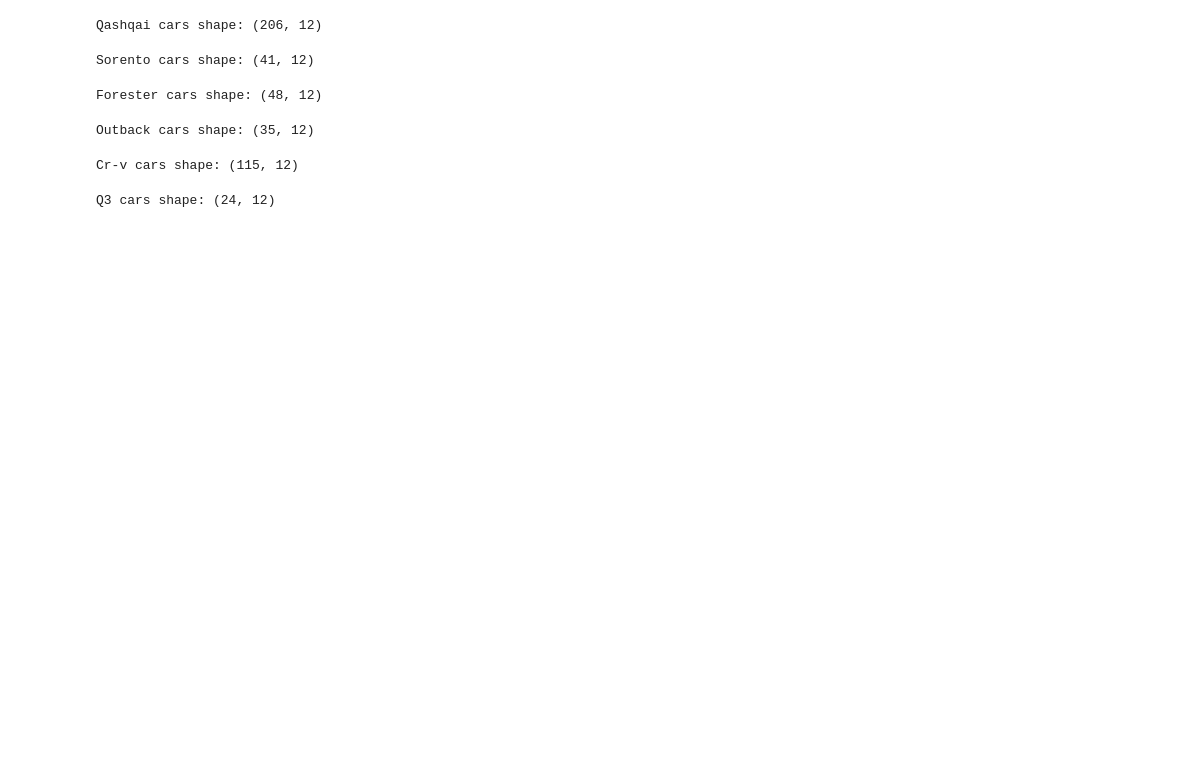
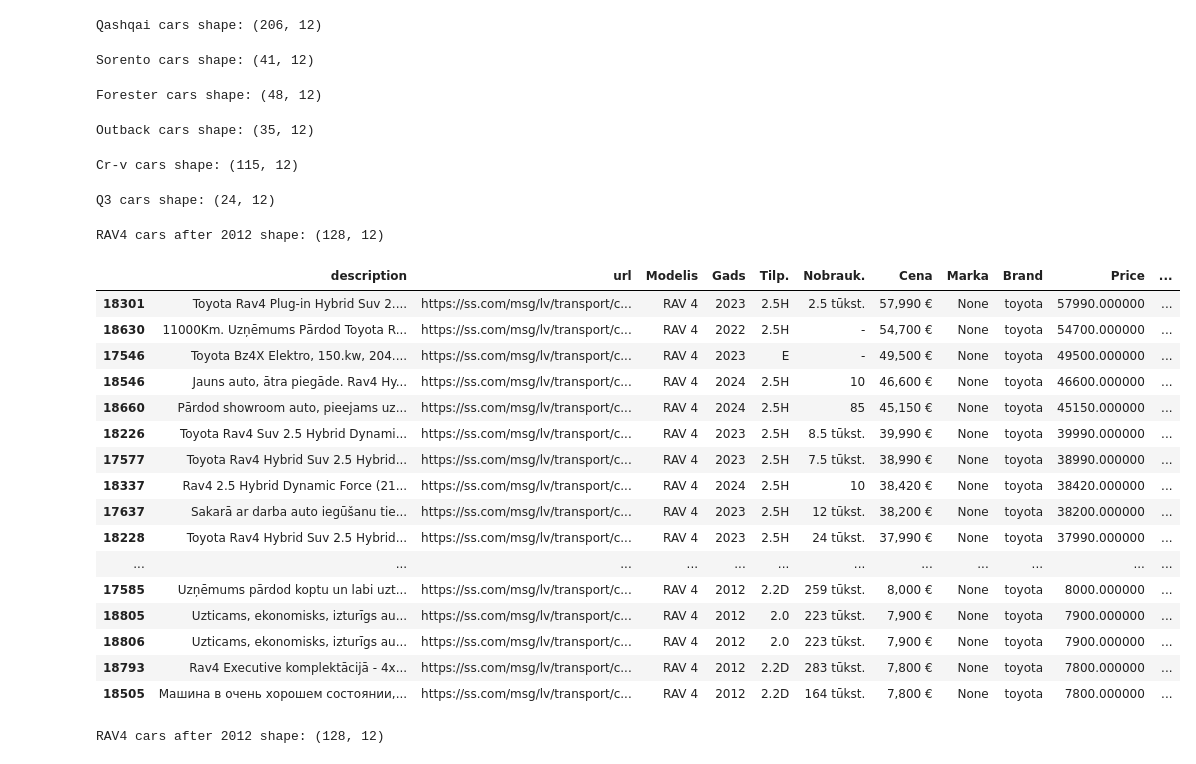
Before and after one commit to ValRCS/DAS_Python_24, a Jupyter notebook: Topic_15_Web_Scraping/Exploring_Cars.ipynb, the cells around one changed output. Drawn from its saved outputs; the diff is of its cells as text; code cells hidden in the pictures; blank space fills up the shorter version.

Commit message:
exploring prices

```diff
--- a/Topic_15_Web_Scraping/Exploring_Cars.ipynb
+++ b/Topic_15_Web_Scraping/Exploring_Cars.ipynb
@@ -425,3 +425,48 @@ Cr-v cars shape: (115, 12)
 q3 = plot_model_prices(df, "Q3")
 # %% [output]
 Q3 cars shape: (24, 12)
+# %%
+# let's explore RAV4 cars - we want cars after 2012
+rav4_2012 = rav4_cars[rav4_cars['Year'] >= 2012]
+# sort by price
+rav4_2012 = rav4_2012.sort_values('Price', ascending=False)
+print(f"RAV4 cars after 2012 shape: {rav4_2012.shape}")
+# make links clickable
+
+rav4_2012.head()
+rav4_2012.style.format({'url': make_clickable})
+# %% [output]
+RAV4 cars after 2012 shape: (128, 12)
+|  | description | url | Modelis | Gads | Tilp. | Nobrauk. | Cena | Marka | Brand | Price | ... |
+| 18301 | Toyota Rav4 Plug-in Hybrid Suv 2.... | https://ss.com/msg/lv/transport/c... | RAV 4 | 2023 | 2.5H | 2.5 tūkst. | 57,990 € | None | toyota | 57990.000000 | ... |
+| 18630 | 11000Km. Uzņēmums Pārdod Toyota R... | https://ss.com/msg/lv/transport/c... | RAV 4 | 2022 | 2.5H | - | 54,700 € | None | toyota | 54700.000000 | ... |
+| 17546 | Toyota Bz4X Elektro, 150.kw, 204.... | https://ss.com/msg/lv/transport/c... | RAV 4 | 2023 | E | - | 49,500 € | None | toyota | 49500.000000 | ... |
+| 18546 | Jauns auto, ātra piegāde. Rav4 Hy... | https://ss.com/msg/lv/transport/c... | RAV 4 | 2024 | 2.5H | 10 | 46,600 € | None | toyota | 46600.000000 | ... |
+| 18660 | Pārdod showroom auto, pieejams uz... | https://ss.com/msg/lv/transport/c... | RAV 4 | 2024 | 2.5H | 85 | 45,150 € | None | toyota | 45150.000000 | ... |
+| 18226 | Toyota Rav4 Suv 2.5 Hybrid Dynami... | https://ss.com/msg/lv/transport/c... | RAV 4 | 2023 | 2.5H | 8.5 tūkst. | 39,990 € | None | toyota | 39990.000000 | ... |
+| 17577 | Toyota Rav4 Hybrid Suv 2.5 Hybrid... | https://ss.com/msg/lv/transport/c... | RAV 4 | 2023 | 2.5H | 7.5 tūkst. | 38,990 € | None | toyota | 38990.000000 | ... |
+| 18337 | Rav4 2.5 Hybrid Dynamic Force (21... | https://ss.com/msg/lv/transport/c... | RAV 4 | 2024 | 2.5H | 10 | 38,420 € | None | toyota | 38420.000000 | ... |
+| 17637 | Sakarā ar darba auto iegūšanu tie... | https://ss.com/msg/lv/transport/c... | RAV 4 | 2023 | 2.5H | 12 tūkst. | 38,200 € | None | toyota | 38200.000000 | ... |
+| 18228 | Toyota Rav4 Hybrid Suv 2.5 Hybrid... | https://ss.com/msg/lv/transport/c... | RAV 4 | 2023 | 2.5H | 24 tūkst. | 37,990 € | None | toyota | 37990.000000 | ... |
+| ... | ... | ... | ... | ... | ... | ... | ... | ... | ... | ... | ... |
+| 17585 | Uzņēmums pārdod koptu un labi uzt... | https://ss.com/msg/lv/transport/c... | RAV 4 | 2012 | 2.2D | 259 tūkst. | 8,000 € | None | toyota | 8000.000000 | ... |
+| 18805 | Uzticams, ekonomisks, izturīgs au... | https://ss.com/msg/lv/transport/c... | RAV 4 | 2012 | 2.0 | 223 tūkst. | 7,900 € | None | toyota | 7900.000000 | ... |
+| 18806 | Uzticams, ekonomisks, izturīgs au... | https://ss.com/msg/lv/transport/c... | RAV 4 | 2012 | 2.0 | 223 tūkst. | 7,900 € | None | toyota | 7900.000000 | ... |
+| 18793 | Rav4 Executive komplektācijā - 4x... | https://ss.com/msg/lv/transport/c... | RAV 4 | 2012 | 2.2D | 283 tūkst. | 7,800 € | None | toyota | 7800.000000 | ... |
+| 18505 | Машина в очень хорошем состоянии,... | https://ss.com/msg/lv/transport/c... | RAV 4 | 2012 | 2.2D | 164 tūkst. | 7,800 € | None | toyota | 7800.000000 | ... |
+# %%
+
+print(f"RAV4 cars after 2012 shape: {rav4_2012.shape}")
+# let's plot prices
+fig = px.box(rav4_2012, x='Year', y='Price',
+             labels={'x': 'Year', 'y': 'Price'},
+             # custom hover data
+            hover_data=['description', 'Price', 'Km', 'url'],
+             points='all',
+             color='Year')
+fig.update_layout(title_text='RAV4 cars prices after 2012 by year')
+# show each year in x ticks
+fig.update_xaxes(tickmode='array', tickvals=rav4_2012['Year'].unique())
+fig.show()
+# %% [output]
+RAV4 cars after 2012 shape: (128, 12)
```
Also changed, not shown: parts of 3 cells of this notebook.
